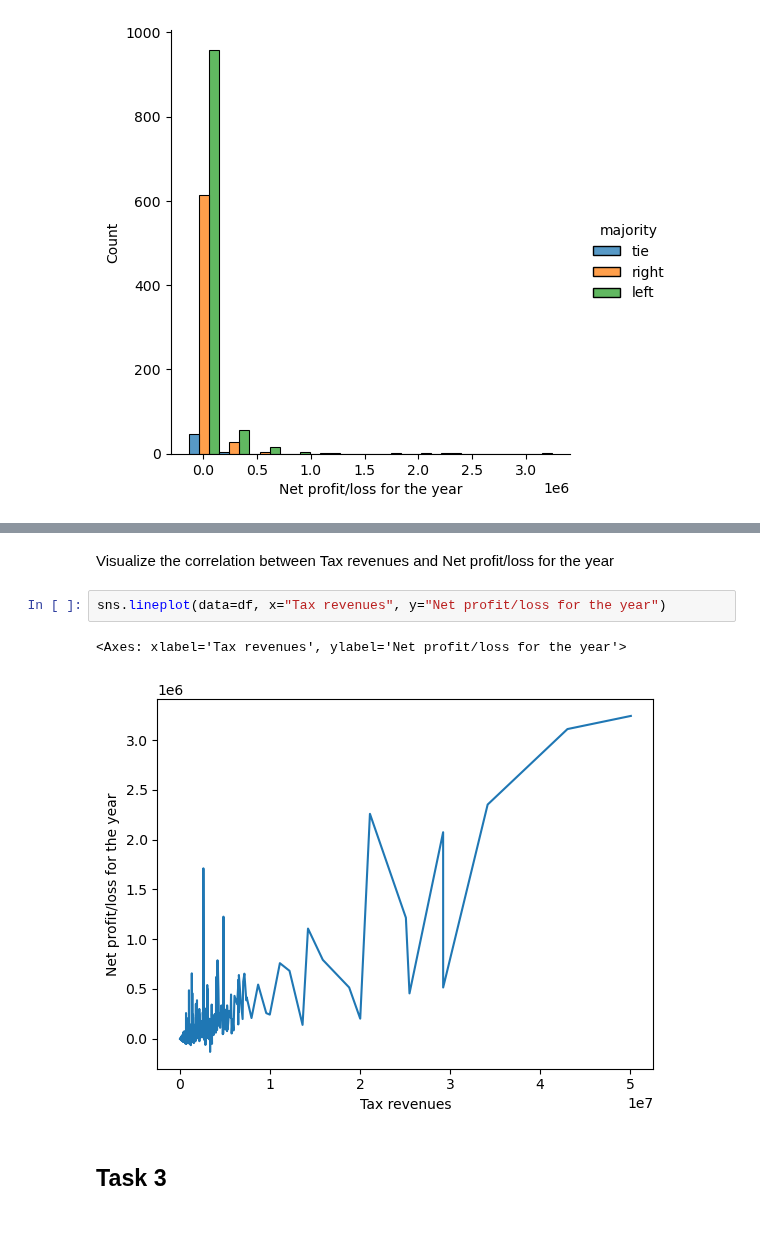
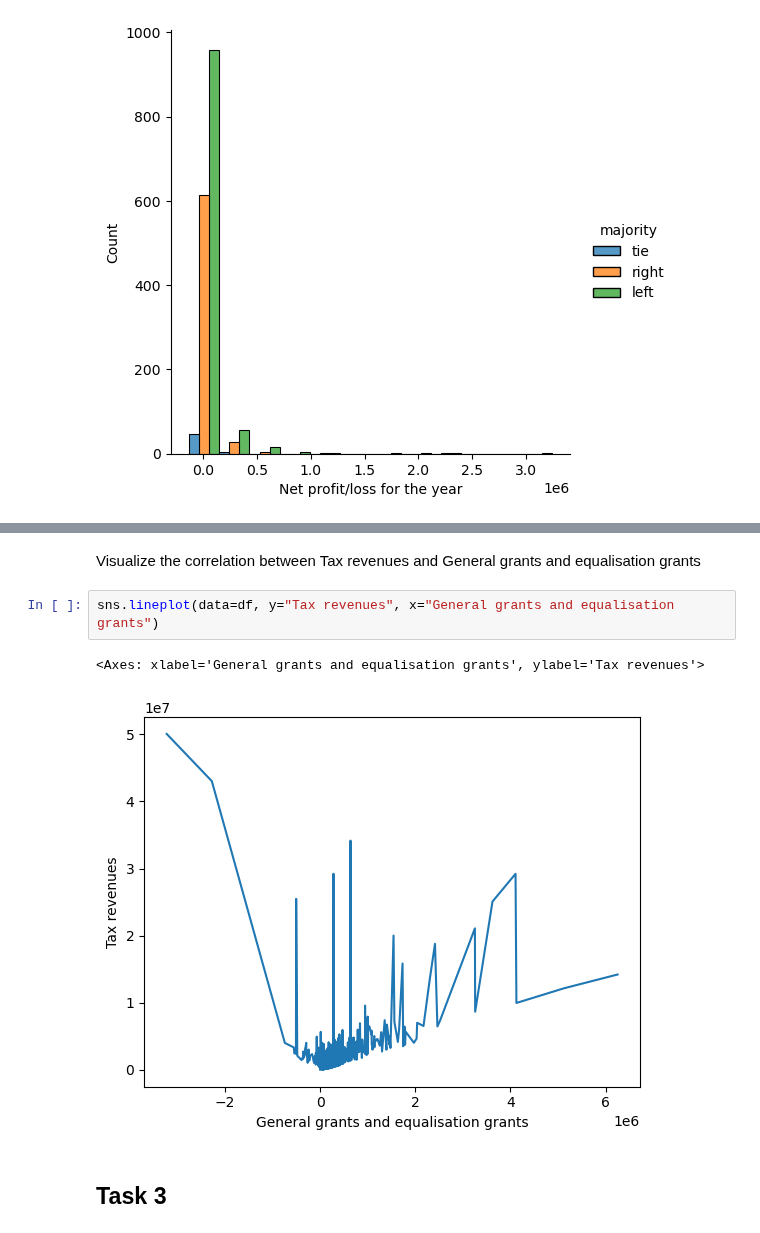
Before and after one commit to Keno-git/DS_assigment1, a Jupyter notebook: Assigment_1/Assigment_1.ipynb, the cells around one changed output, grey strips where cells are left out. Cells and saved outputs as stored; diff of their text form.

```diff
--- a/Assigment_1/Assigment_1.ipynb
+++ b/Assigment_1/Assigment_1.ipynb
@@ -323,9 +323,9 @@ sns.catplot(data=df, x="majority", y="Net profit/loss for the year")
 # %% [markdown]
-Visualize the correlation between Tax revenues and Net profit/loss for the year
+Visualize the correlation between Tax revenues and General grants and equalisation grants
-# %%
-sns.lineplot(data=df, x="Tax revenues", y="Net profit/loss for the year")
-# %% [output]
-<Axes: xlabel='Tax revenues', ylabel='Net profit/loss for the year'>
-[figure, removed]
+# %%
+sns.lineplot(data=df, y="Tax revenues", x="General grants and equalisation grants")
+# %% [output]
+<Axes: xlabel='General grants and equalisation grants', ylabel='Tax revenues'>
+[figure, added]
 # %% [markdown]
 ## Task 3
```
Also changed, not shown: parts of 10 cells of this notebook.
